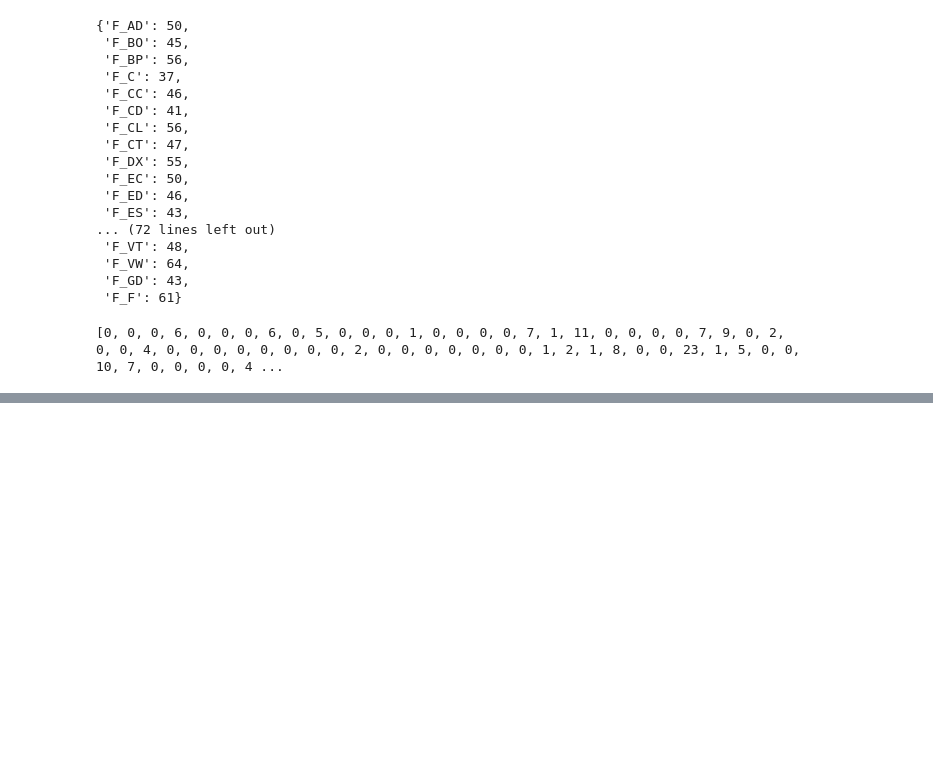
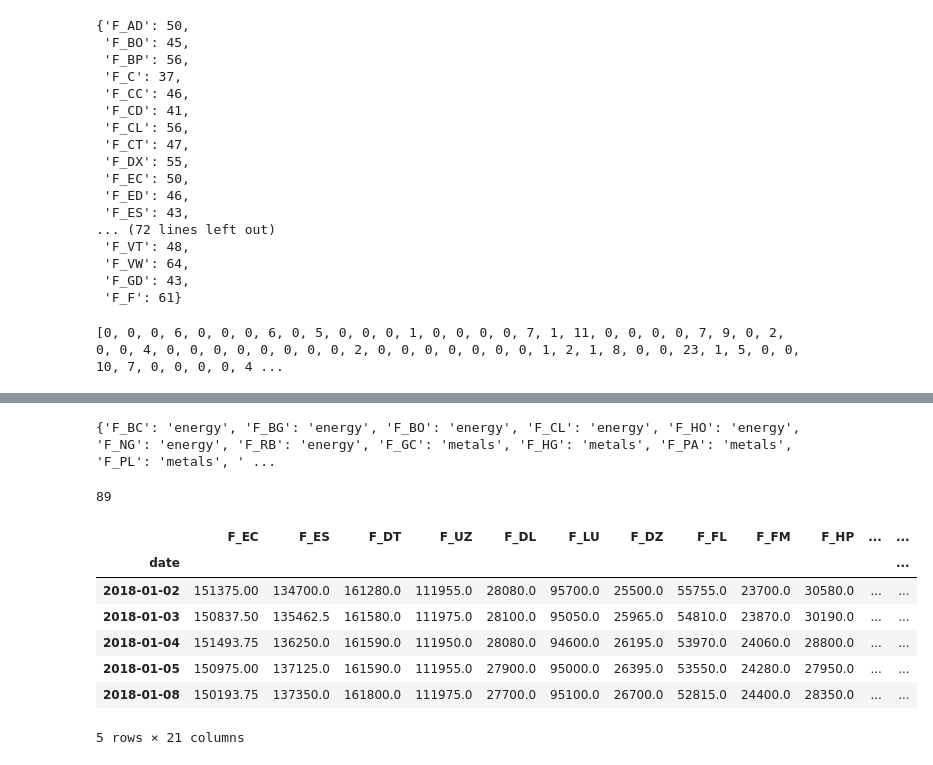
Before and after one commit to jialormeee/sas_project, a Jupyter notebook: SARIMA.ipynb, the cells around one changed output, grey strips where cells are left out. Cells and saved outputs as stored; diff of their text form; code cells hidden in the pictures; blank space fills up the shorter version.

```diff
--- a/SARIMA.ipynb
+++ b/SARIMA.ipynb
@@ -230,0 +252,19 @@ with open('weights_list.txt', 'w') as f:
+# %%
+print(industry_dict_inv)
+# %% [output]
+{'F_BC': 'energy', 'F_BG': 'energy', 'F_BO': 'energy', 'F_CL': 'energy', 'F_HO': 'energy', 'F_NG': 'energy', 'F_RB': 'energy', 'F_GC': 'metals', 'F_HG': 'metals', 'F_PA': 'metals', 'F_PL': 'metals', ' ...
+# %%
+sum(len(industry_dict[key]) for key in industry_dict)
+# %% [output]
+89
+# %%
+df_ind.head()
+# %% [output]
+|  | F_EC | F_ES | F_DT | F_UZ | F_DL | F_LU | F_DZ | F_FL | F_FM | F_HP | ... | ... |
+| date |  |  |  |  |  |  |  |  |  |  |  | ... |
+| 2018-01-02 | 151375.00 | 134700.0 | 161280.0 | 111955.0 | 28080.0 | 95700.0 | 25500.0 | 55755.0 | 23700.0 | 30580.0 | ... | ... |
+| 2018-01-03 | 150837.50 | 135462.5 | 161580.0 | 111975.0 | 28100.0 | 95050.0 | 25965.0 | 54810.0 | 23870.0 | 30190.0 | ... | ... |
+| 2018-01-04 | 151493.75 | 136250.0 | 161590.0 | 111950.0 | 28080.0 | 94600.0 | 26195.0 | 53970.0 | 24060.0 | 28800.0 | ... | ... |
+| 2018-01-05 | 150975.00 | 137125.0 | 161590.0 | 111955.0 | 27900.0 | 95000.0 | 26395.0 | 53550.0 | 24280.0 | 27950.0 | ... | ... |
+| 2018-01-08 | 150193.75 | 137350.0 | 161800.0 | 111975.0 | 27700.0 | 95100.0 | 26700.0 | 52815.0 | 24400.0 | 28350.0 | ... | ... |
+5 rows × 21 columns
```
Also changed, not shown: parts of 10 cells of this notebook, 1 other file.
